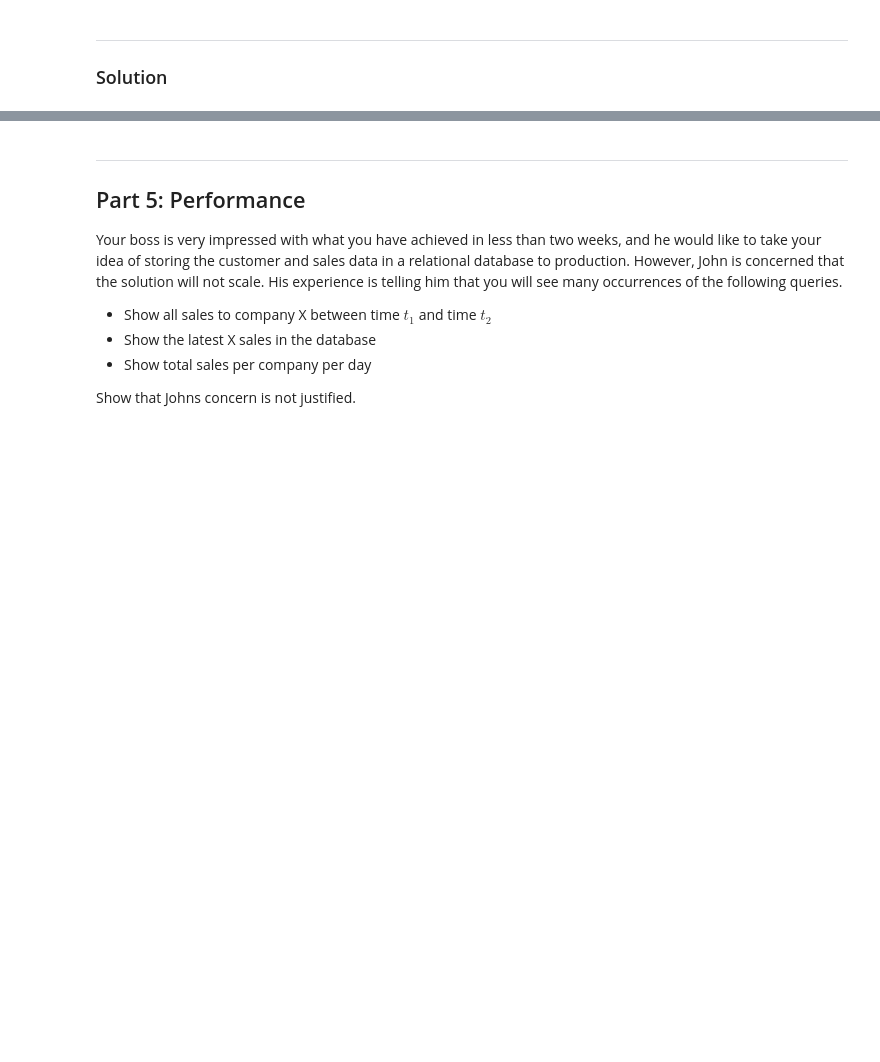
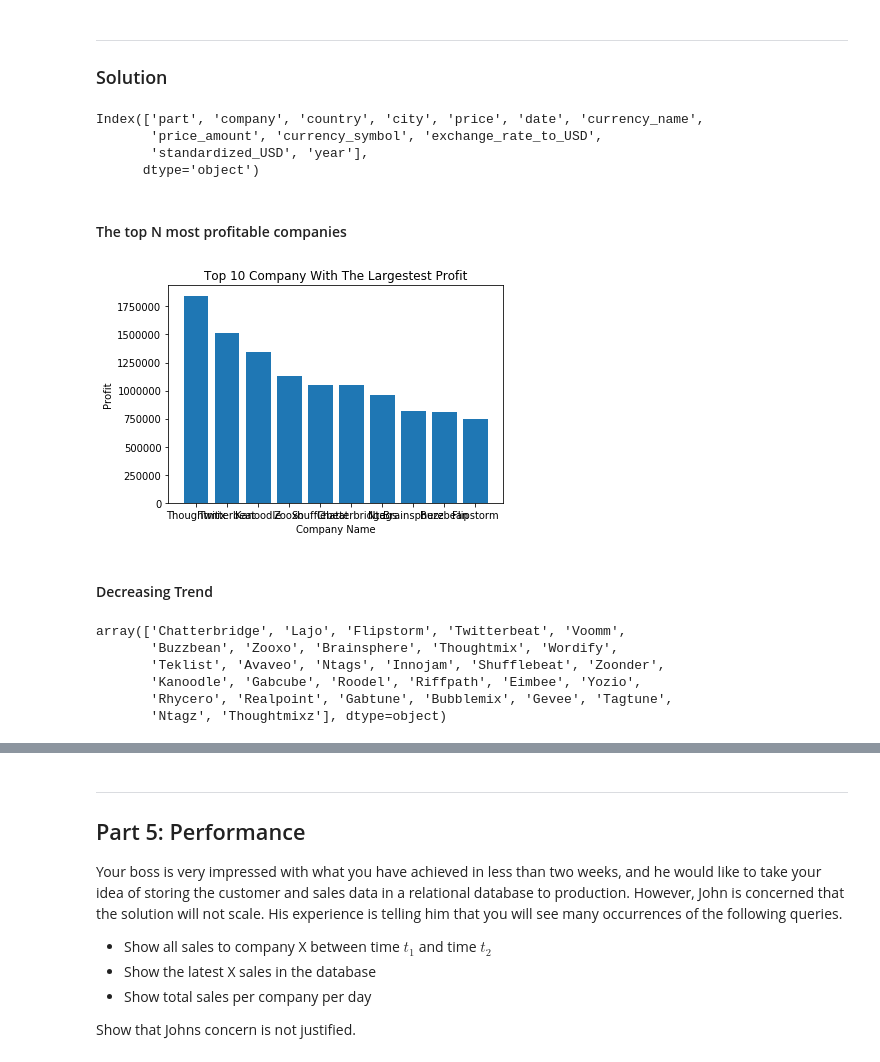
Before and after one commit to bugFreeYYS/Computational_Tools_Project1, a Jupyter notebook: Project 1 - Customer Database.ipynb, the cells around one changed output, grey strips where cells are left out. Cells and saved outputs as stored; diff of their text form; code cells hidden in the pictures; blank space fills up the shorter version.

Commit message:
topN and trend

```diff
--- a/Project 1 - Customer Database.ipynb
+++ b/Project 1 - Customer Database.ipynb
@@ -950,3 +949,36 @@ Remember, you are taking this to your new boss, so think about how you present t
 # %% [markdown]
 ---
 ### Solution
+# %%
+df.columns
+# %% [output]
+Index(['part', 'company', 'country', 'city', 'price', 'date', 'currency_name',
+       'price_amount', 'currency_symbol', 'exchange_rate_to_USD',
+       'standardized_USD', 'year'],
+      dtype='object')
+# %%
+def decomposeList(index, lst):
+    return [x[index] for x in lst]
+# %% [markdown]
+#### The top N most profitable companies
+# %%
+def TopN(num):
+    c.execute('''
+    SELECT company, sum(standardized_USD) as ProfitSum
+    FROM customer
+    Group By company
+    Order By ProfitSum DESC
+    Limit {}
+    '''.format(num))
+    topN_list=c.fetchall()
+    plt.bar(x=decomposeList(0,topN_list), height=decomposeList(1,topN_list))
+    plt.title("Top {} Company With The Largestest Profit".format(num))
+    plt.xlabel("Company Name")
+    plt.ylabel("Profit")
+    plt.show()
+# %%
+TopN(10)
+# %% [output]
+[figure, added]
+# %% [markdown]
+#### Decreasing Trend
@@ -952,0 +992,9 @@ Remember, you are taking this to your new boss, so think about how you present t
+# %%
+df.company.unique()
+# %% [output]
+array(['Chatterbridge', 'Lajo', 'Flipstorm', 'Twitterbeat', 'Voomm',
+       'Buzzbean', 'Zooxo', 'Brainsphere', 'Thoughtmix', 'Wordify',
+       'Teklist', 'Avaveo', 'Ntags', 'Innojam', 'Shufflebeat', 'Zoonder',
+       'Kanoodle', 'Gabcube', 'Roodel', 'Riffpath', 'Eimbee', 'Yozio',
+       'Rhycero', 'Realpoint', 'Gabtune', 'Bubblemix', 'Gevee', 'Tagtune',
+       'Ntagz', 'Thoughtmixz'], dtype=object)
```
Also changed, not shown: parts of 18 cells of this notebook, 1 other file.
